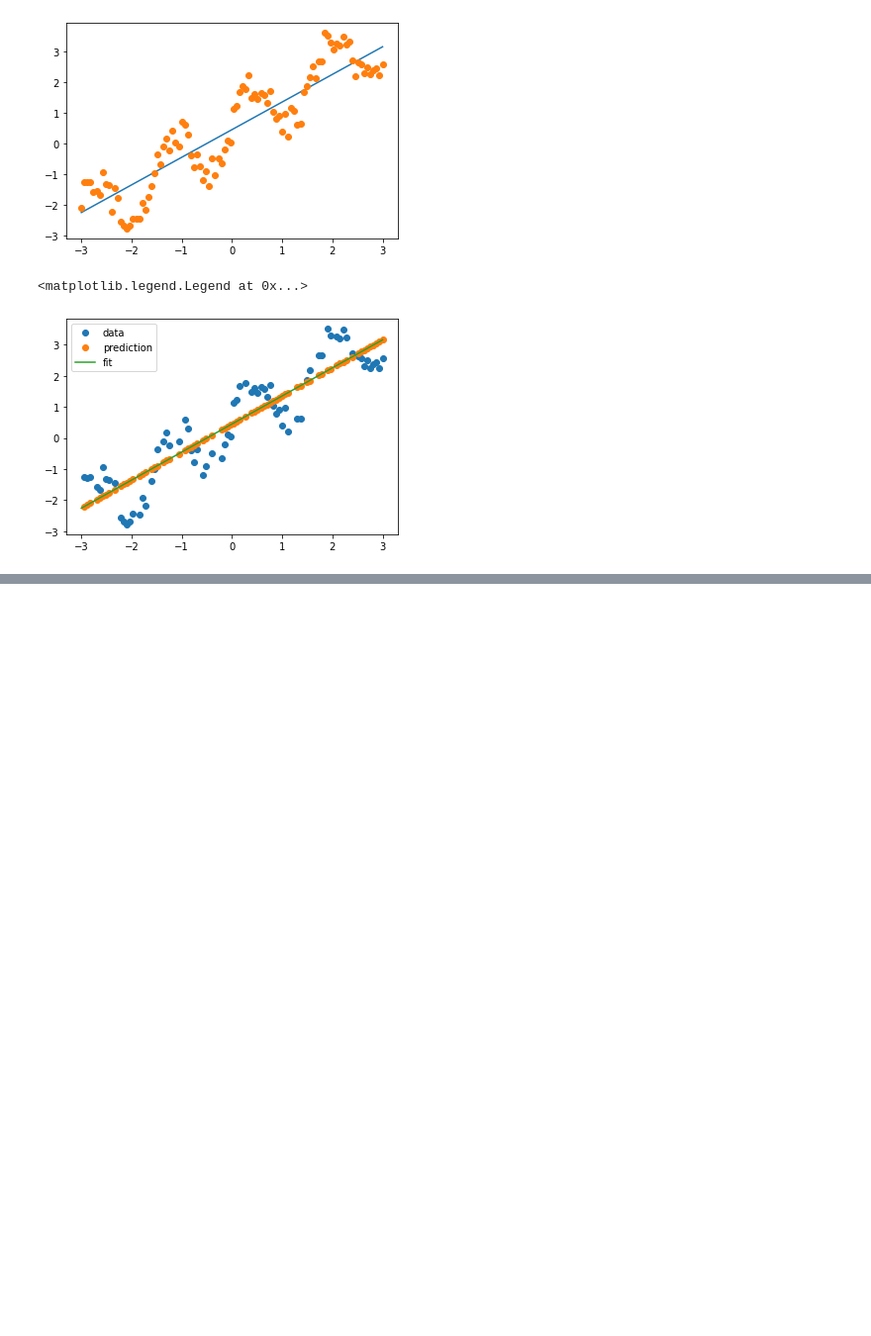
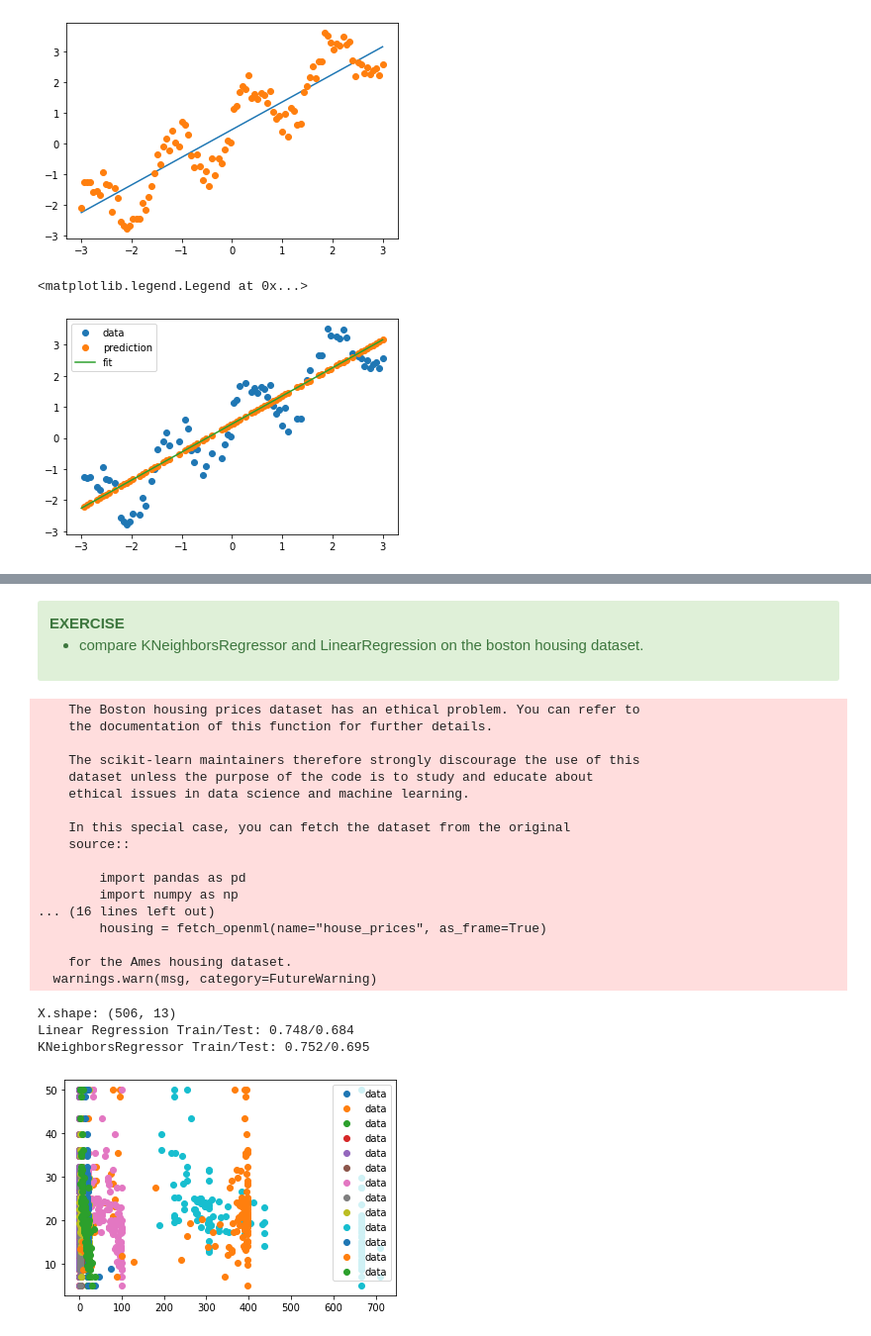
Before and after one commit to soroushfathi/ML-Notebook, a Jupyter notebook: 07-Linear-Reggression.ipynb, the cells around one changed output, grey strips where cells are left out. Shown at 99% size. Cells and saved outputs as stored; diff of their text form; code cells hidden in the pictures; blank space fills up the shorter version.

```diff
--- a/07-Linear-Reggression.ipynb
+++ b/07-Linear-Reggression.ipynb
@@ -61,0 +91,59 @@ plt.legend(loc='best')
+# %% [markdown]
+<div class="alert alert-success">
+  <b>EXERCISE</b>
+    <ul>
+      <li>
+          compare KNeighborsRegressor and LinearRegression on the boston housing dataset.
+      </li>
+    </ul>
+</div>
+# %%
+# %load https://raw.githubusercontent.com/Alireza-Akhavan/ML-notebooks/main/solutions/07B_knn_vs_linreg.py
+from sklearn.datasets import load_boston
+from sklearn.model_selection import train_test_split
+from sklearn.linear_model import LinearRegression
+from sklearn.neighbors import KNeighborsRegressor
+from sklearn.neighbors import KNeighborsClassifier
+
+
+boston = load_boston()
+X = boston.data
+Y = boston.target
+
+print('X.shape:', X.shape)
+xtrain, xtest, ytrain, ytest = train_test_split(X, Y, test_size=0.25, random_state=42)
+
+linreg = LinearRegression()
+knnreg = KNeighborsRegressor(n_neighbors=3)
+
+linreg.fit(xtrain, ytrain)
+print('Linear Regression Train/Test: %.3f/%.3f' % (linreg.score(xtrain, ytrain), linreg.score(xtest, ytest)))
+
+knnreg.fit(xtrain, ytrain)
+print('KNeighborsRegressor Train/Test: %.3f/%.3f' % (knnreg.score(xtrain, ytrain), knnreg.score(xtest, ytest)))
+
+
+plt.plot(xtest, ytest, 'o', label="data")
+plt.legend(loc='best');
+# %% [output]
+    The Boston housing prices dataset has an ethical problem. You can refer to
+    the documentation of this function for further details.
+
+    The scikit-learn maintainers therefore strongly discourage the use of this
+    dataset unless the purpose of the code is to study and educate about
+    ethical issues in data science and machine learning.
+
+    In this special case, you can fetch the dataset from the original
+    source::
+
+        import pandas as pd
+        import numpy as np
+... (16 lines left out)
+        housing = fetch_openml(name="house_prices", as_frame=True)
+
+    for the Ames housing dataset.
+  warnings.warn(msg, category=FutureWarning)
+X.shape: (506, 13)
+Linear Regression Train/Test: 0.748/0.684
+KNeighborsRegressor Train/Test: 0.752/0.695
+[figure, added]
```
Also changed, not shown: parts of 8 cells of this notebook.
